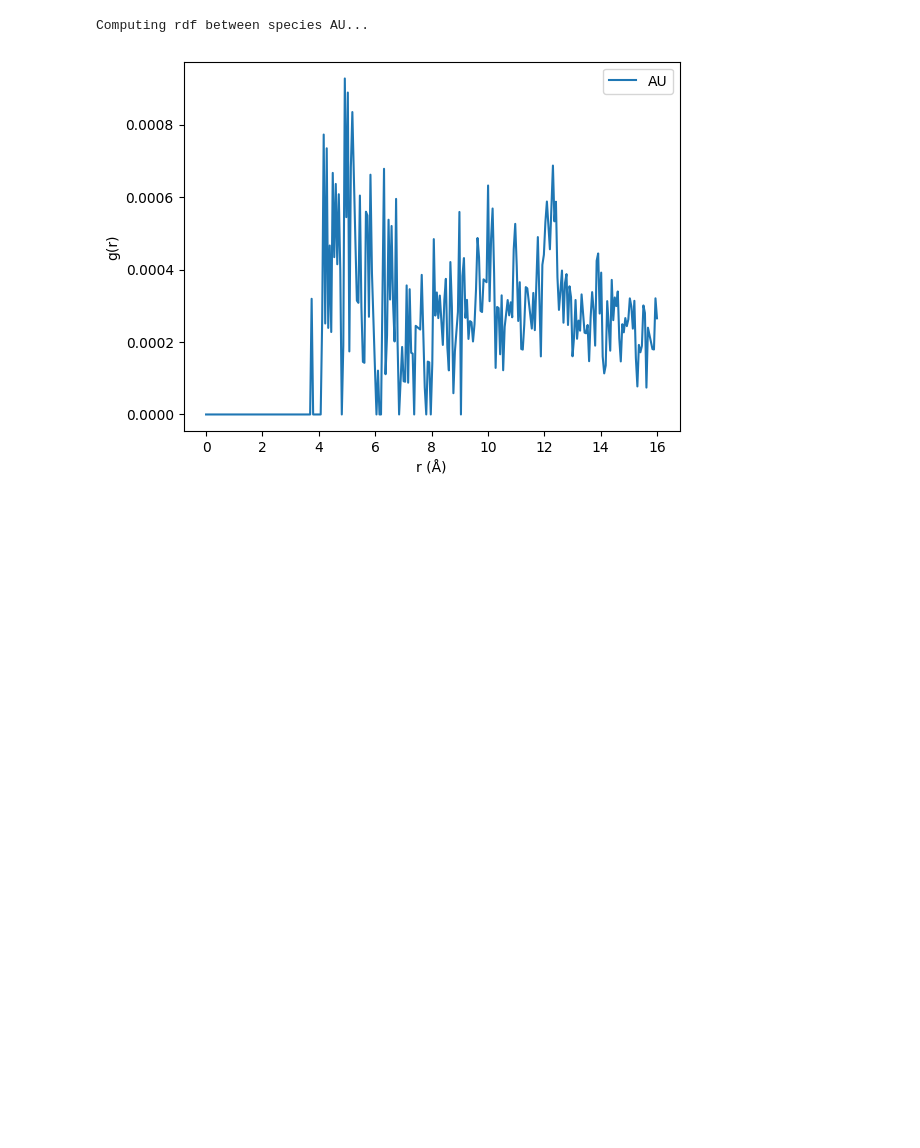
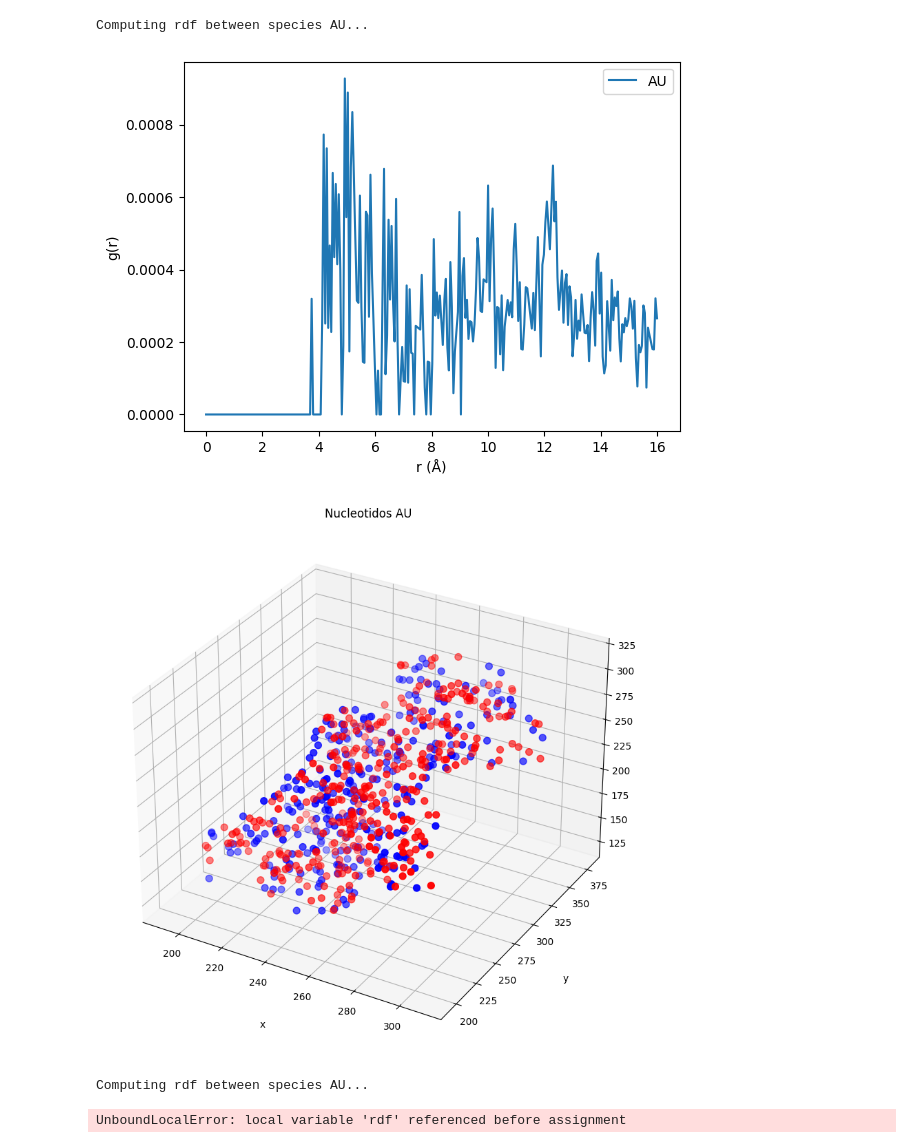
Before and after one commit to israelgal/Statistical-Mechanics, a Jupyter notebook: On working/Proyecto/Untitled.ipynb, the cells around one changed output. Saved outputs shown, nothing was run; the diff lists cells and outputs as text; code cells hidden in the pictures; blank space fills up the shorter version.

```diff
--- a/On working/Proyecto/Untitled.ipynb
+++ b/On working/Proyecto/Untitled.ipynb
@@ -199,51 +199,93 @@ class RDF:
 
                 dist = self.distance(part_1, part_2)
                 index = int(dist / dr)
                 if 0 < index < self.resolution:
                     self.rdf[i,index] += 2.0
 
         for j in range(resolution):
             r1 = j*dr
             r2 = r1 + dr
             v1 = self.volume(r1)
             v2 = self.volume(r2)
             volumes[j] += v2 - v1
 
-        #rdf = rdf / N_species
+
 
         self.rdf = np.mean(self.rdf, axis = 0)
 
         self.rdf = self.rdf / N_species
 
 
         for i, value in enumerate(self.rdf):
             self.rdf[i] = value/ (volumes[i] * self.density_number(N_A,N_B))
 
         return self.radii, self.rdf
 
-    def plot_rdf(self, specie_ab ):
+    def plot_rdf(self, specie_ab, filename):
 
-        self.rad, self.rdff = self.WCpairs( specie_ab )
+        rad, rdff = self.WCpairs( specie_ab )
 
         plt.xlabel( 'r (Å)')
         plt.ylabel(  'g(r)' )
 
-        plt.plot(self.rad, self.rdff, label = specie_ab)
+        plt.plot(rad, rdff, label = specie_ab)
         plt.legend()
-        plt.savefig( 'rdf_' + specie_ab + '.pdf' , dpi= self.resolution, bbox_inches='tight', format='pdf')
-        plt.show()
+        plt.savefig( 'rdf_' + filename + specie_ab + '.pdf' , dpi= self.resolution, bbox_inches='tight', format='pdf')
+        #plt.show()
+
+    def plot_rdf_3d(self, species_ab, filename):
+
+        if species_ab == 'AU':
+            species_A = self.A
+            species_B = self.U
+        elif specie_ab == 'GC':
+            species_A = self.G
+            species_B = self.C
+        else:
+            return print('Not valid pairs')
+
+
+        X_1 = species_A[:,0]
+        Y_1 = species_A[:,1]
+        Z_1 = species_A[:,2]
+
+        X_2 = species_B[:,0]
+        Y_2 = species_B[:,1]
+        Z_2 = species_B[:,2]
+
+        fig3d = plt.figure( figsize = ( 10, 10) )
+        ax = plt. axes( projection = '3d')
+        ax.grid()
+
+        ax.scatter( X_1, Y_1, Z_1, c = 'r', s = 50)
+        ax.scatter( X_2, Y_2, Z_2, c = 'b', s = 50)
+        ax.set_title( 'Nucleotidos ' + species_ab )
+
+        ax.set_xlabel('x', labelpad = 20)
+        ax.set_ylabel('y', labelpad = 20)
+        ax.set_zlabel('z', labelpad = 20)
+
+        #plt.show()
+        plt.savefig('rdf_' + filename + species_ab + '_3d' + '.pdf')
+
+
+GR = RDF('6awc.cif', 300)
+
+#GR.Atoms_data(GR.Ats_inf)
+#print(GR.A)
+#print(GR.N_atoms)
+#GR.Atoms_data(GR.Ats_inf, '1esh')
+
+#Datos = GR.WCpairs('AU')
+#print(Datos)
+
+GR.plot_rdf('AU', '6awc')
+GR.plot_rdf_3d('AU', '6awc')
+# %% [output]
+Computing rdf between species AU...
+[figure, added]
+[figure, added]
 # %%
-GR = RDF('6awc.cif', 300)
-
-#GR.Atoms_data(GR.Ats_inf)
-#print(GR.A)
-#print(GR.N_atoms)
-#GR.Atoms_data(GR.Ats_inf, '1esh')
-
-#Datos = GR.WCpairs('AU')
-#print(Datos)
-
-GR.plot_rdf('AU')
 # %% [output]
 Computing rdf between species AU...
-[figure, removed]
+UnboundLocalError: local variable 'rdf' referenced before assignment
```
Also changed, not shown: parts of 1 cell of this notebook, 10 other files.
